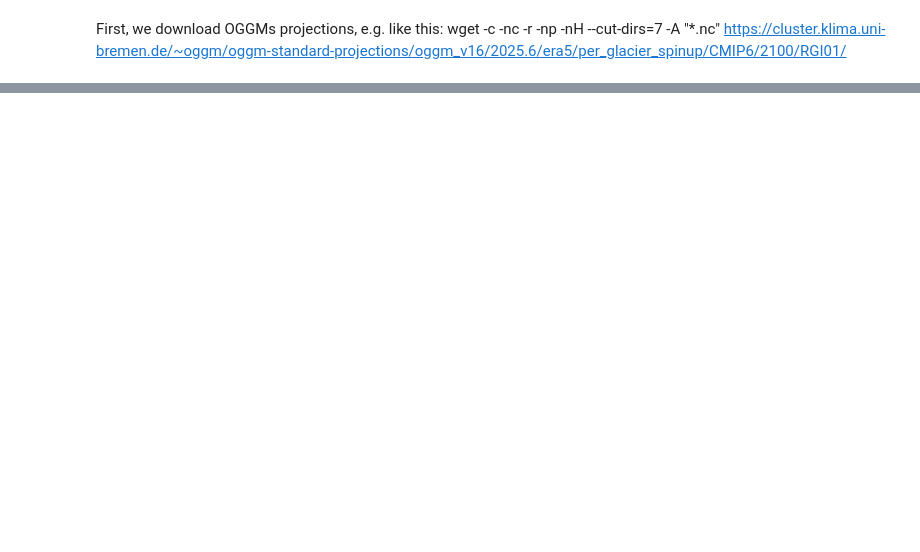
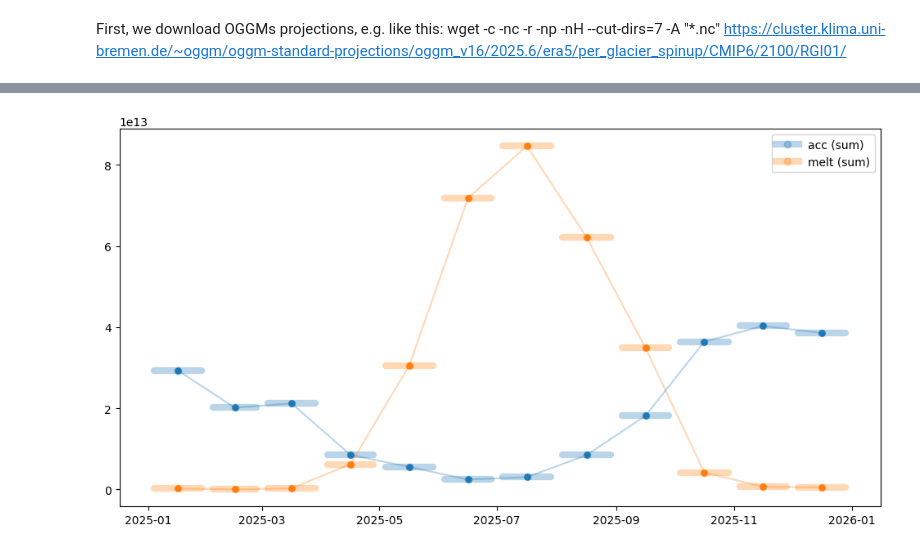
Before and after one commit to joh-brunner/glaciermip4-nc, a Jupyter notebook: 02_from_oggm_data.ipynb, the cells around one changed output, grey strips where cells are left out. Drawn from its saved outputs; the diff is of its cells as text; code cells hidden in the pictures; blank space fills up the shorter version.

```diff
--- a/from_oggm_data.ipynb
+++ b/02_from_oggm_data.ipynb
@@ -183,17 +172,3 @@ filename = GLACIER_MODEL + "_" + "rgi" + RGI_REGION + "_" + GCM + "_" + SSP + "_
 
 # toDo: What compression should be used?
 glaciermip_ds.to_netcdf(filename)
-# %%
-import iris
-import iris.plot as iplt
-import matplotlib.pyplot as plt
-
-cubes = iris.load(filename)
-
-plt.figure()
-
-for cube in cubes:
-    iplt.plot(cube, label=cube.name())
-
-plt.legend()
-plt.show()
@@ -262,0 +244,12 @@ plt.show()
+# %%
+import iris
+from src.visualize import plot_cf_cubes
+
+cubes = iris.load(
+    "oggm_monthly.nc",
+    ["acc", "melt"],
+)
+
+plot_cf_cubes(cubes, start_test=1, end=12)
+# %% [output]
+[figure, added]
```
Also changed, not shown: parts of 20 cells of this notebook, 7 other files.
